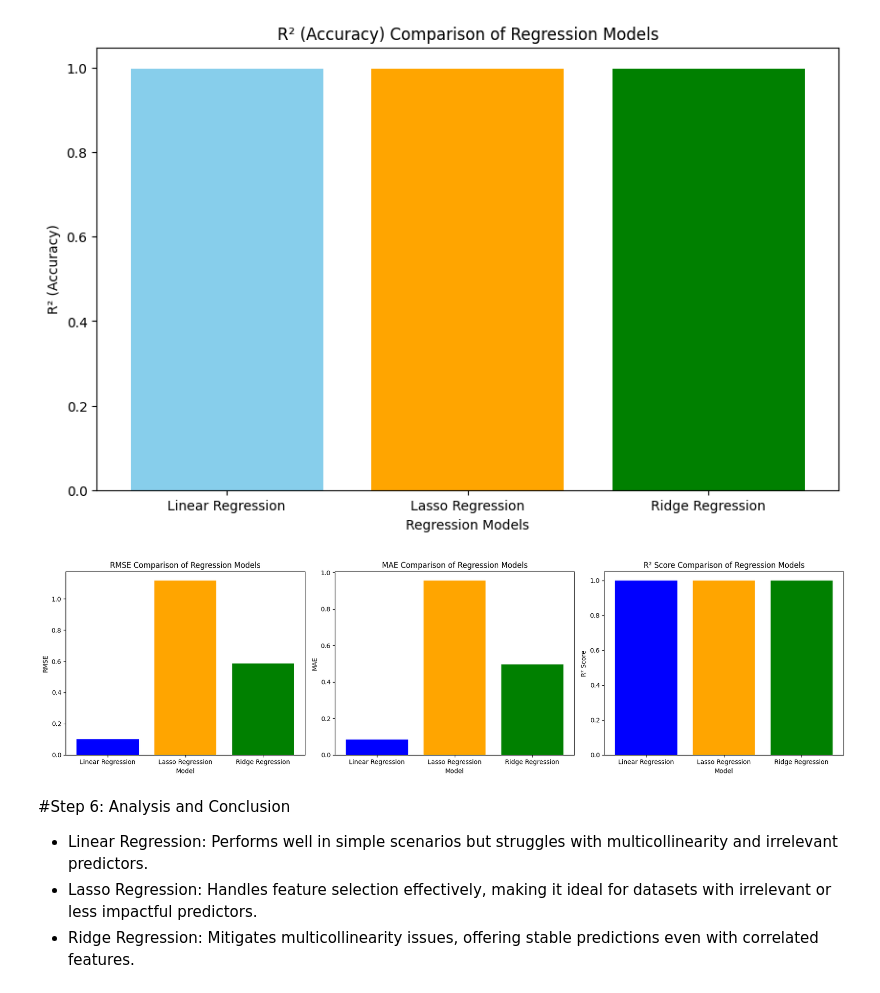
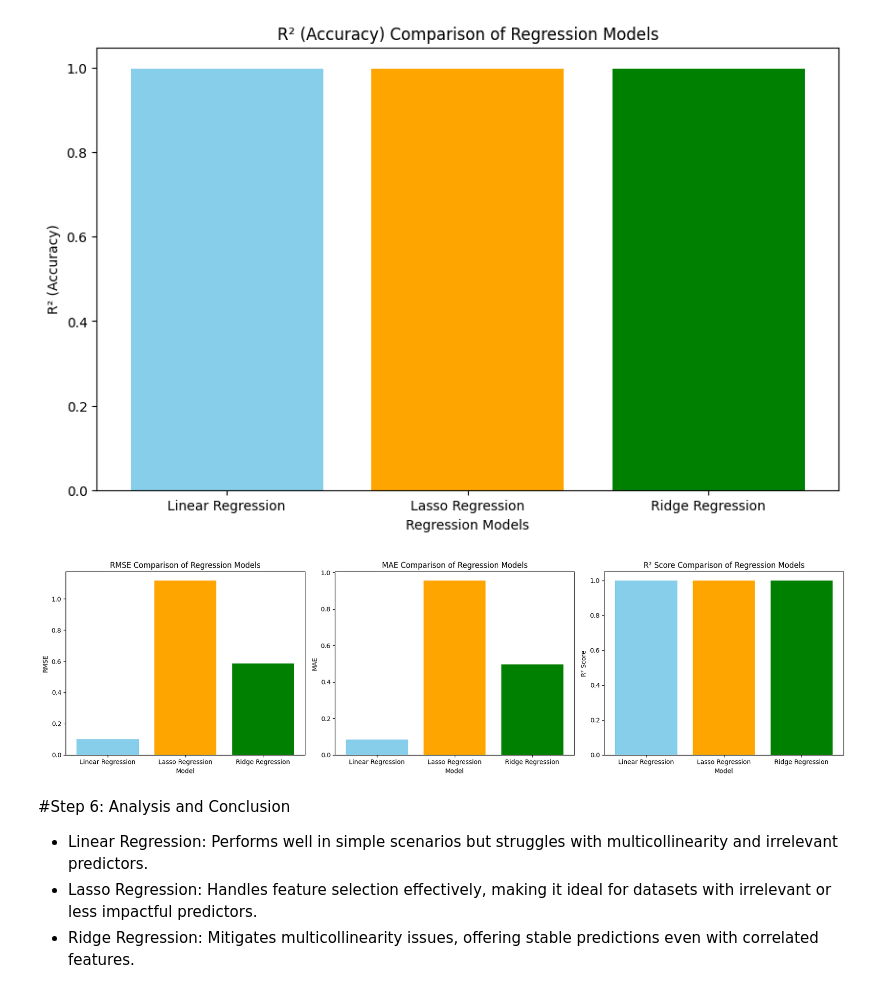
Before and after one commit to christysharankumari/energy_prediction_Project, a Jupyter notebook: dataModelComparisonMilestone3.ipynb, the cells around one changed output. Saved outputs shown, nothing was run; the diff lists cells and outputs as text; code cells hidden in the pictures.

```diff
--- a/dataModelComparisonMilestone3.ipynb
+++ b/dataModelComparisonMilestone3.ipynb
@@ -634,76 +626,64 @@ plt.show()
 import matplotlib.pyplot as plt
 from sklearn.metrics import mean_squared_error, mean_absolute_error, r2_score
 
-# Assuming your models are defined as follows:
 from sklearn.linear_model import LinearRegression, Lasso, Ridge
 from sklearn.model_selection import train_test_split
 from sklearn.datasets import make_regression
 
-# Generating sample data
 X, y = make_regression(n_samples=100, n_features=1, noise=0.1, random_state=42)
 X_train, X_test, y_train, y_test = train_test_split(X, y, test_size=0.2, random_state=42)
 
-# Initialize models
 models = {
     'Linear Regression': LinearRegression(),
     'Lasso Regression': Lasso(),
     'Ridge Regression': Ridge()
 }
 
-# Dictionary to store model results
 results = {}
 
-# Train and evaluate each model
 for model_name, model in models.items():
-    # Train the model
     model.fit(X_train, y_train)
 
-    # Make predictions
     y_pred = model.predict(X_test)
 
-    # Calculate performance metrics
     rmse = mean_squared_error(y_test, y_pred, squared=False)  # RMSE
     r2 = r2_score(y_test, y_pred)  # R²
     mae = mean_absolute_error(y_test, y_pred)  # MAE
 
-    # Store the results
     results[model_name] = {'RMSE': rmse, 'R2': r2, 'MAE': mae}
 
-# Extract the model names and scores for plotting
 model_names = list(results.keys())
 rmse_scores = [results[model]['RMSE'] for model in model_names]
 r2_scores = [results[model]['R2'] for model in model_names]
 mae_scores = [results[model]['MAE'] for model in model_names]
 
-# Create subplots for each metric
 plt.figure(figsize=(18, 5))
 
-# RMSE Comparison Plot
 plt.subplot(1, 3, 1)
-plt.bar(model_names, rmse_scores, color=['blue', 'orange', 'green'])
+plt.bar(model_names, rmse_scores, color=['skyblue', 'orange', 'green'])
 plt.title('RMSE Comparison of Regression Models')
 plt.ylabel('RMSE')
 plt.xlabel('Model')
 
-# MAE Comparison Plot
+
 plt.subplot(1, 3, 2)
-plt.bar(model_names, mae_scores, color=['blue', 'orange', 'green'])
+plt.bar(model_names, mae_scores, color=['skyblue', 'orange', 'green'])
 plt.title('MAE Comparison of Regression Models')
 plt.ylabel('MAE')
 plt.xlabel('Model')
 
-# R² Score Comparison Plot
+
 plt.subplot(1, 3, 3)
-plt.bar(model_names, r2_scores, color=['blue', 'orange', 'green'])
+plt.bar(model_names, r2_scores, color=['skyblue', 'orange', 'green'])
 plt.title('R² Score Comparison of Regression Models')
 plt.ylabel('R² Score')
 plt.xlabel('Model')
 
-# Adjust layout for better spacing
+
 plt.tight_layout()
 plt.show()
 # %% [output]
-[figure, old version]
+[figure, new version]
 # %% [markdown]
 #Step 6: Analysis and Conclusion
 * Linear Regression: Performs well in simple scenarios but struggles with multicollinearity and irrelevant predictors.
```
Also changed, not shown: parts of 27 cells of this notebook.
